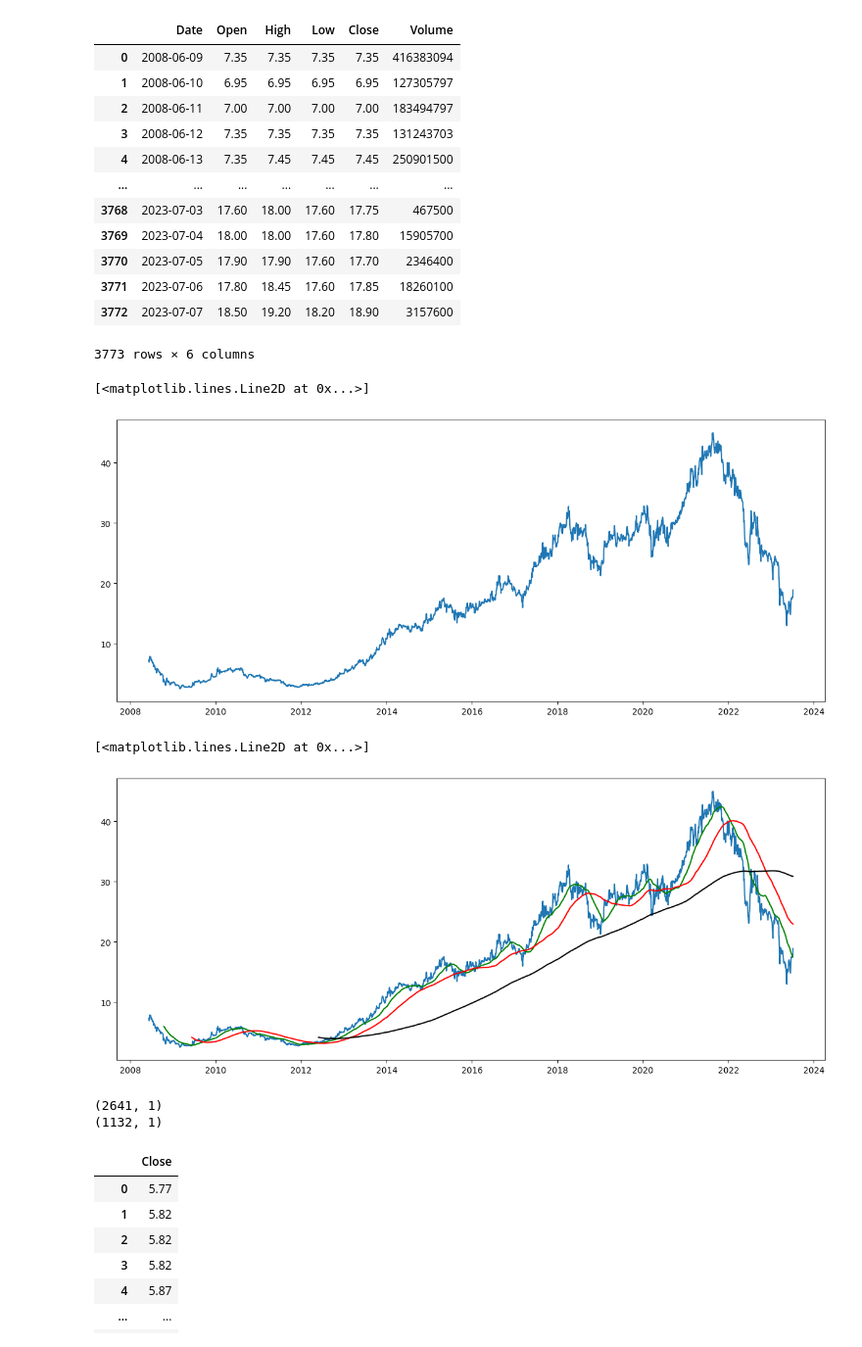
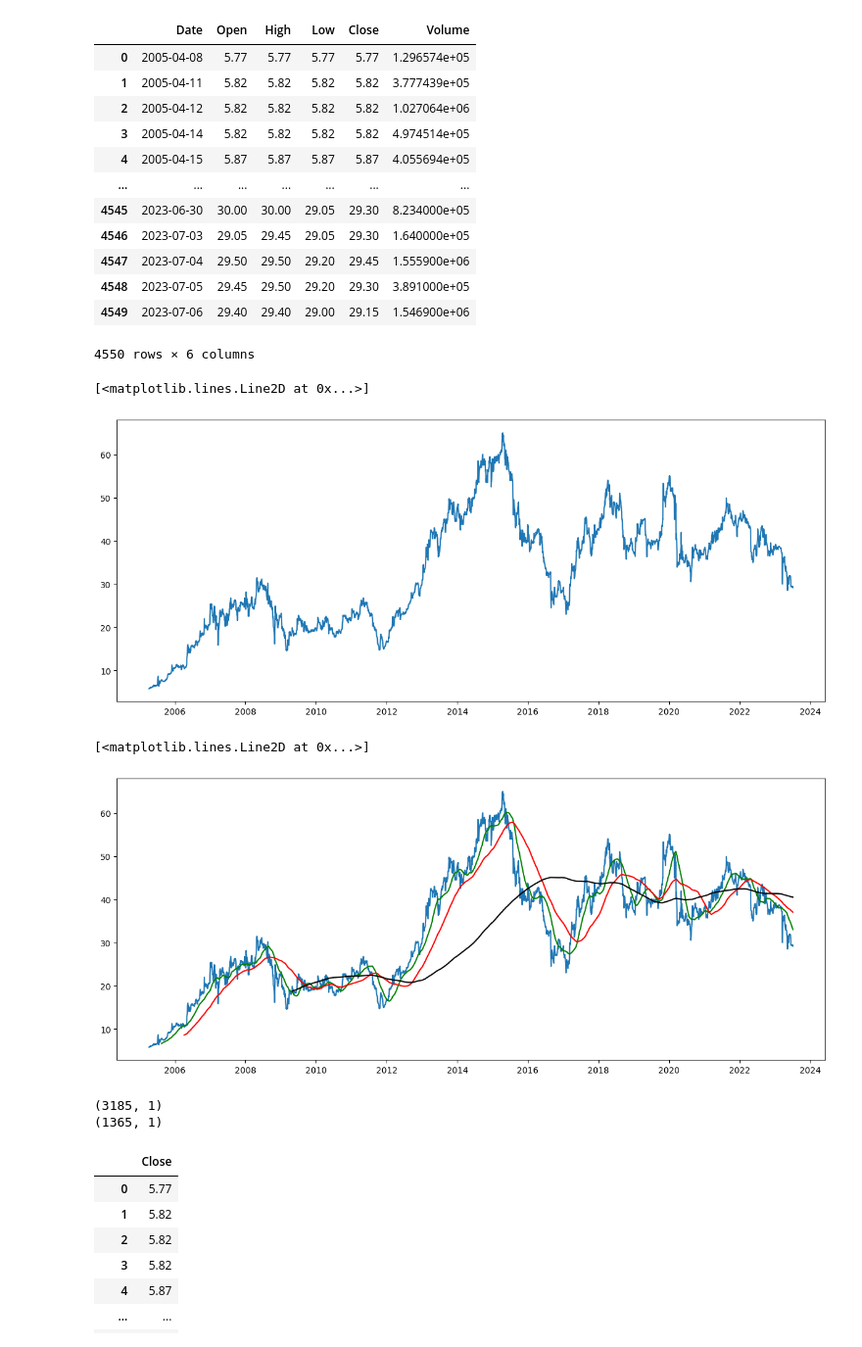
Before and after one commit to NjokiOlima/s.pred_project, a Jupyter notebook: saf.ipynb, the cells around one changed output. Shown at 98% size. Drawn from its saved outputs; the diff is of its cells as text; code cells hidden in the pictures.

```diff
--- a/saf.ipynb
+++ b/saf.ipynb
@@ -5,43 +5,43 @@ import matplotlib.pyplot as plt
 
 from datetime import date, datetime
 # %%
-df = pd.read_csv("SCOM08.csv", skipinitialspace=True)
+df = pd.read_csv("KCB.csv", skipinitialspace=True)
 
 # CLEANING DATA
 # Reverse dataframe starting with earliest stock as first index
 df = df.iloc[::-1]
 # Drop reversed index and add default integer index
 df = df.reset_index()
 df = df.drop('index', axis=1)
 
 # # Convert date column to standard date format
 for idx, row in df.iterrows():
     row.Date = datetime.strptime(row.Date, '%m/%d/%y').date()
     # row.Date = row.Date.strftime("%Y-%m-%d")
     df.at[idx,"Date"] = row.Date
 
 df
 # %% [output]
 |  | Date | Open | High | Low | Close | Volume |
-| 0 | 2008-06-09 | 7.35 | 7.35 | 7.35 | 7.35 | 416383094 |
-| 1 | 2008-06-10 | 6.95 | 6.95 | 6.95 | 6.95 | 127305797 |
-| 2 | 2008-06-11 | 7.00 | 7.00 | 7.00 | 7.00 | 183494797 |
-| 3 | 2008-06-12 | 7.35 | 7.35 | 7.35 | 7.35 | 131243703 |
-| 4 | 2008-06-13 | 7.35 | 7.45 | 7.45 | 7.45 | 250901500 |
+| 0 | 2005-04-08 | 5.77 | 5.77 | 5.77 | 5.77 | 1.296574e+05 |
+| 1 | 2005-04-11 | 5.82 | 5.82 | 5.82 | 5.82 | 3.777439e+05 |
+| 2 | 2005-04-12 | 5.82 | 5.82 | 5.82 | 5.82 | 1.027064e+06 |
+| 3 | 2005-04-14 | 5.82 | 5.82 | 5.82 | 5.82 | 4.974514e+05 |
+| 4 | 2005-04-15 | 5.87 | 5.87 | 5.87 | 5.87 | 4.055694e+05 |
 | ... | ... | ... | ... | ... | ... | ... |
-| 3768 | 2023-07-03 | 17.60 | 18.00 | 17.60 | 17.75 | 467500 |
-| 3769 | 2023-07-04 | 18.00 | 18.00 | 17.60 | 17.80 | 15905700 |
-| 3770 | 2023-07-05 | 17.90 | 17.90 | 17.60 | 17.70 | 2346400 |
-| 3771 | 2023-07-06 | 17.80 | 18.45 | 17.60 | 17.85 | 18260100 |
-| 3772 | 2023-07-07 | 18.50 | 19.20 | 18.20 | 18.90 | 3157600 |
+| 4545 | 2023-06-30 | 30.00 | 30.00 | 29.05 | 29.30 | 8.234000e+05 |
+| 4546 | 2023-07-03 | 29.05 | 29.45 | 29.05 | 29.30 | 1.640000e+05 |
+| 4547 | 2023-07-04 | 29.50 | 29.50 | 29.20 | 29.45 | 1.555900e+06 |
+| 4548 | 2023-07-05 | 29.45 | 29.50 | 29.20 | 29.30 | 3.891000e+05 |
+| 4549 | 2023-07-06 | 29.40 | 29.40 | 29.00 | 29.15 | 1.546900e+06 |
-3773 rows × 6 columns
+4550 rows × 6 columns
 # %%
 # CLOSING PRICE GRAPH OVER TIME
 plt.figure(figsize=(15,6))
 plt.plot(df.Date, df.Close)
 # %% [output]
 [<matplotlib.lines.Line2D at 0x...>]
-[figure, old version]
+[figure, new version]
 # %%
 # MOVING AVERAGES
 # Mean for a specified period of time
@@ -58,7 +58,7 @@ plt.plot(df.Date, ma250, "r")
 plt.plot(df.Date, ma1000, "black")
 # %% [output]
 [<matplotlib.lines.Line2D at 0x...>]
-[figure, old version]
+[figure, new version]
 # %%
 # Split data into train and test
 # 70% training data and 30% testing data
@@ -68,8 +68,8 @@ data_test = pd.DataFrame(df["Close"][int(len(df) * 0.70) : int(len(df))])
 print(data_train.shape)
 print(data_test.shape)
 # %% [output]
-(2641, 1)
-(1132, 1)
+(3185, 1)
+(1365, 1)
 # %%
 data_train
 # %% [output]
```
Also changed, not shown: parts of 16 cells of this notebook, 44 other files.
